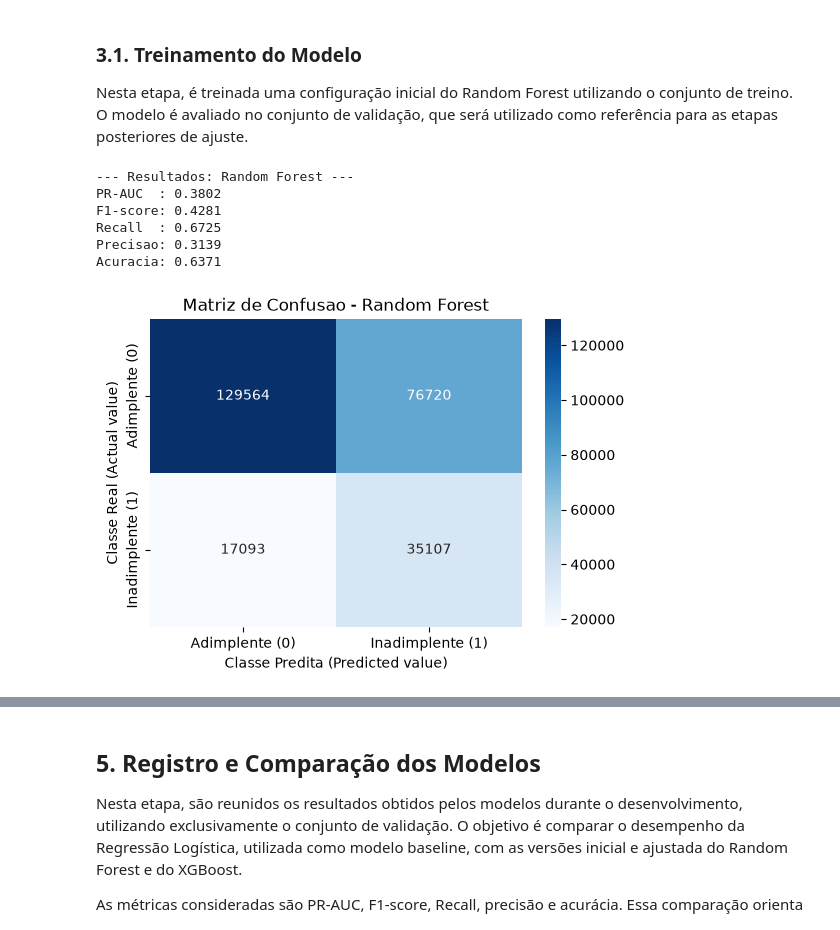
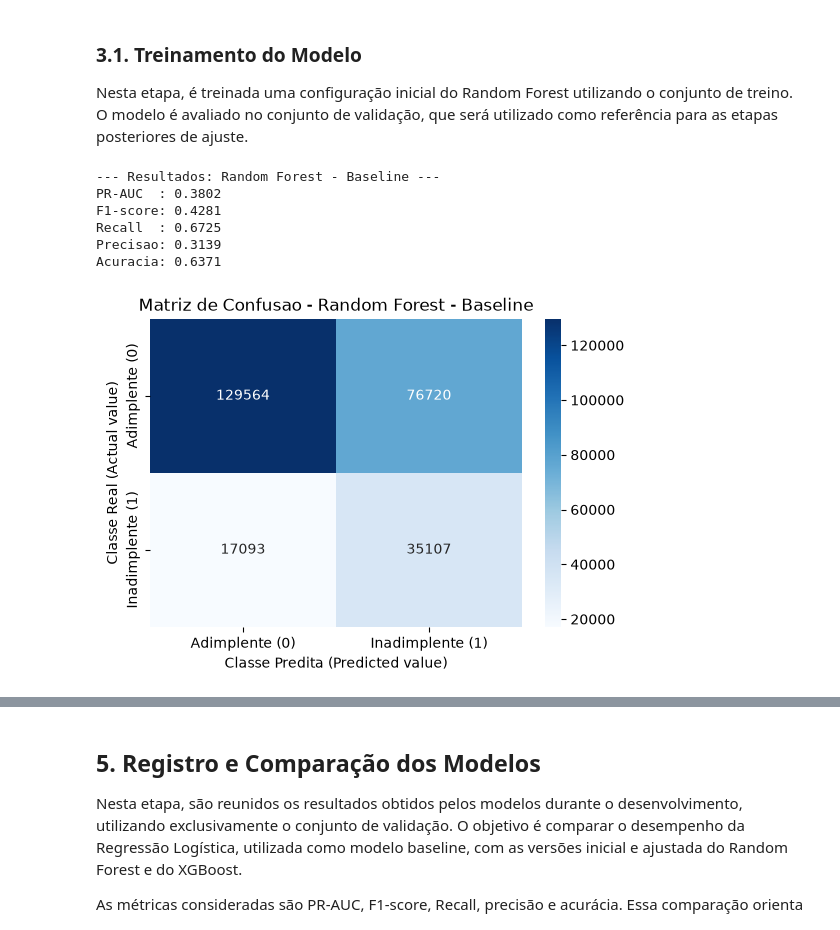
Before and after one commit to Heimrath/TCC-Inadimplencia-de-Credito, a Jupyter notebook: 03_Modelagem.ipynb, the cells around one changed output, grey strips where cells are left out. Cells and saved outputs as stored; diff of their text form; code cells hidden in the pictures.

```diff
--- a/03_Modelagem.ipynb
+++ b/03_Modelagem.ipynb
@@ -30,7 +30,7 @@ import seaborn as sns
 
 # FUNCAO PADRONIZADA DE AVALIACAO
 def evaluate_classification(y_true, y_pred, y_pred_proba, model_name="Modelo"):
-    """Calcula as metricas e plota a Matriz de Confusao."""
+    """Calcula, exibe e retorna as metricas de classificacao."""
     acc = accuracy_score(y_true, y_pred)
     prec = precision_score(y_true, y_pred)
     rec = recall_score(y_true, y_pred)
@@ -54,6 +54,14 @@ def evaluate_classification(y_true, y_pred, y_pred_proba, model_name="Modelo"):
     plt.title(f'Matriz de Confusao - {model_name}')
     plt.show()
 
+    return {
+        "Modelo": model_name,
+        "PR-AUC": pr_auc,
+        "F1-score": f1,
+        "Recall": rec,
+        "Precisao": prec,
+        "Acuracia": acc,
+    }
 
 # PREPARACAO DOS DADOS
 # Carregamento otimizado dos ficheiros particionados
@@ -122,35 +130,45 @@ Nesta etapa, é treinada uma configuração inicial do Random Forest utilizando
 # %%
 from sklearn.ensemble import RandomForestClassifier
 
 # max_depth=10 atua como controle inicial contra overfitting (sobreajuste)
 # n_jobs=-1 paraleliza o processamento para maior velocidade
 rf_model = RandomForestClassifier(
     n_estimators=100,
     max_depth=10,
     class_weight='balanced',
     random_state=42,
     n_jobs=-1
 )
 
 # Treinamento
 rf_model.fit(X_train, y_train)
 
 # Geração das predições e probabilidades no conjunto de validação
 y_pred_val_rf = rf_model.predict(X_val)
 y_pred_proba_val_rf = rf_model.predict_proba(X_val)[:, 1]
 
-# Chamada da função para exibir as métricas e o gráfico
-evaluate_classification(
+# Registro automatico dos parametros do baseline
+baseline_rf_params = {
+    parametro: rf_model.get_params()[parametro]
+    for parametro in [
+        "n_estimators",
+        "max_depth",
+        "class_weight",
+        "random_state"
+    ]
+}
+
+baseline_rf_results = evaluate_classification(
     y_val,
     y_pred_val_rf,
     y_pred_proba_val_rf,
-    model_name="Random Forest"
+    model_name="Random Forest - Baseline"
 )
 # %% [output]
---- Resultados: Random Forest ---
+--- Resultados: Random Forest - Baseline ---
 PR-AUC  : 0.3802
 F1-score: 0.4281
 Recall  : 0.6725
 Precisao: 0.3139
 Acuracia: 0.6371
-[figure, old version]
+[figure, new version]
```
Also changed, not shown: parts of 6 cells of this notebook.
